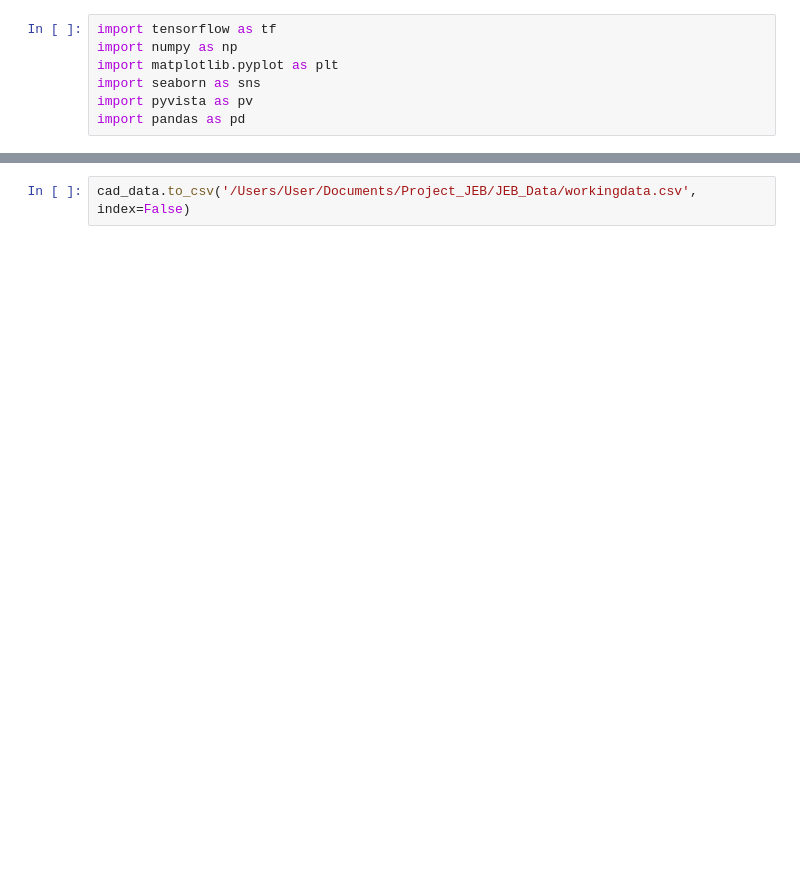
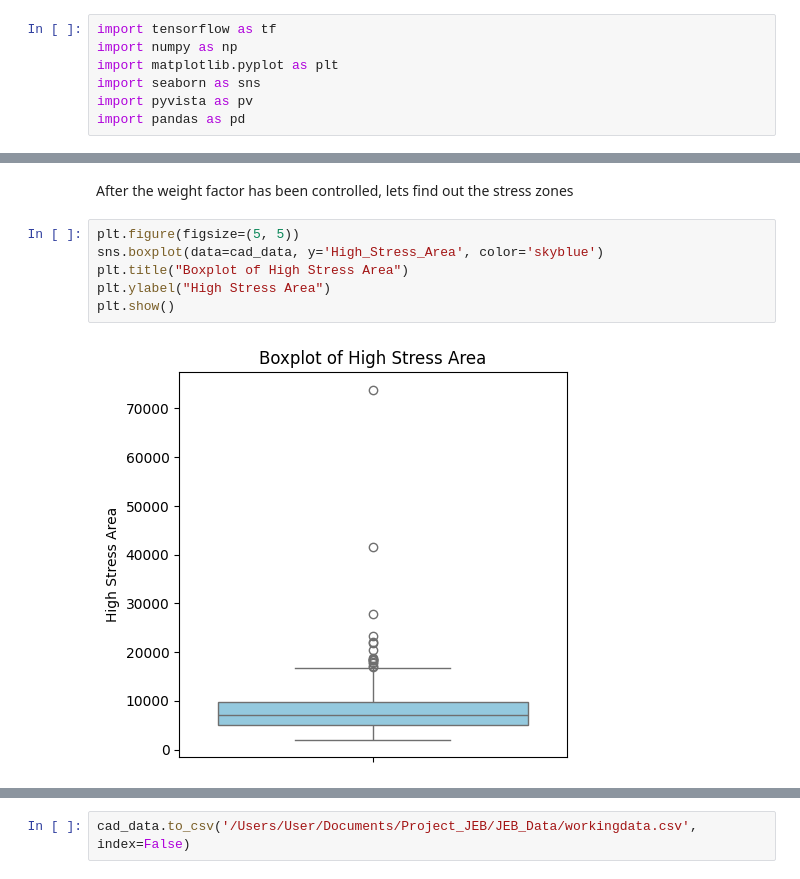
Before and after one commit to mishramlan/JEB-structural-simulation, a Jupyter notebook: Notebooks/Data_Analysis/feature_analysis.ipynb, the cells around one changed output, grey strips where cells are left out. Saved outputs shown, nothing was run; the diff lists cells and outputs as text; blank space fills up the shorter version.

```diff
--- a/Notebooks/Data_Analysis/feature_analysis.ipynb
+++ b/Notebooks/Data_Analysis/feature_analysis.ipynb
@@ -19,0 +54,10 @@ cad_data.head(5)
+# %% [markdown]
+After the weight factor has been controlled, lets find out the stress zones
+# %%
+plt.figure(figsize=(5, 5))
+sns.boxplot(data=cad_data, y='High_Stress_Area', color='skyblue')
+plt.title("Boxplot of High Stress Area")
+plt.ylabel("High Stress Area")
+plt.show()
+# %% [output]
+[figure, added]
```
Also changed, not shown: parts of 26 cells of this notebook, 6 other files.
